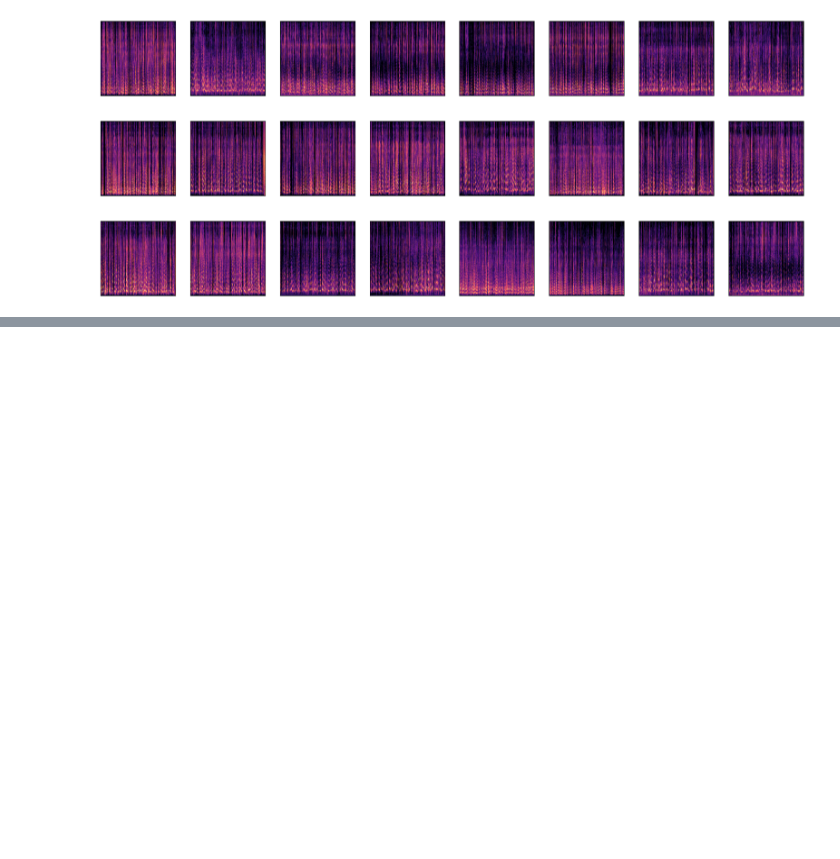
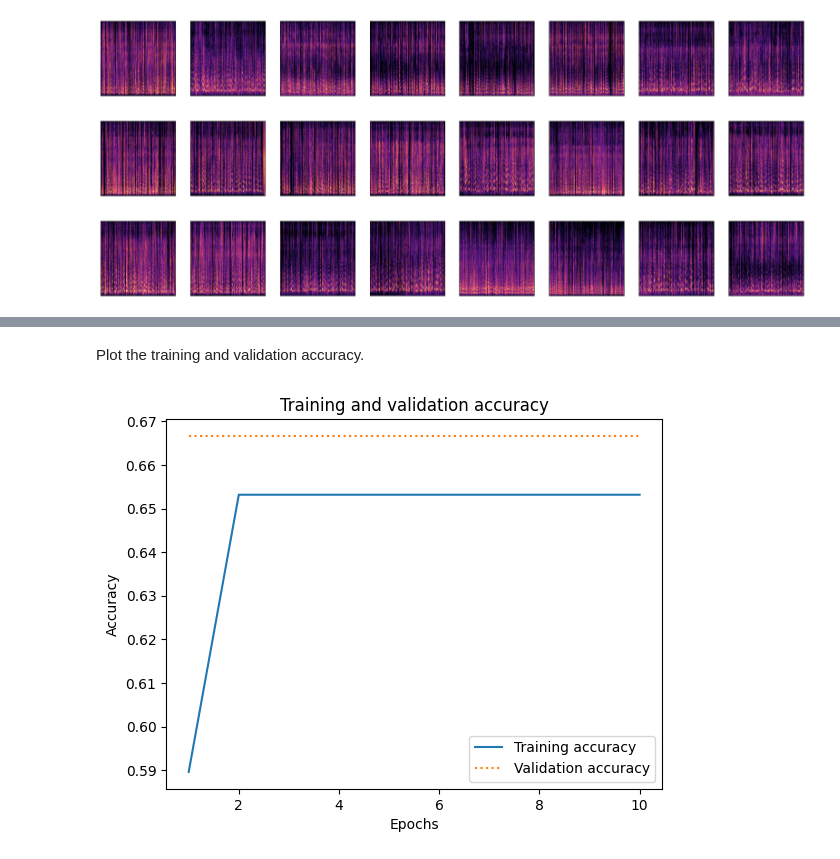
Before and after one commit to valentinefleith/audio-features-internship, a Jupyter notebook: deep_learning/CNN_Spectrograms.ipynb, the cells around one changed output, grey strips where cells are left out. Drawn from its saved outputs; the diff is of its cells as text; code cells hidden in the pictures; blank space fills up the shorter version.

Commit message:
add model trained

```diff
--- a/deep_learning/CNN_Spectrograms.ipynb
+++ b/deep_learning/CNN_Spectrograms.ipynb
@@ -104,0 +107,11 @@ for i in range(2, 6):
+# %%
+from tensorflow.keras.utils import to_categorical
+from sklearn.model_selection import train_test_split
+
+x_train, x_test, y_train, y_test = train_test_split(x, y, stratify=y, test_size=0.3, random_state=0)
+
+x_train_norm = np.array(x_train) / 255
+x_test_norm = np.array(x_test) / 255
+
+y_train_encoded = to_categorical(y_train)
+y_test_encoded = to_categorical(y_test)
@@ -104,0 +124,19 @@ for i in range(2, 6):
+# %%
+from keras.models import Sequential
+from keras.layers import Conv2D, MaxPooling2D, Flatten, Dense, Dropout
+
+model = Sequential()
+model.add(Conv2D(32, (3, 3), activation='relu', input_shape=(224, 224, 3)))
+model.add(MaxPooling2D((2, 2)))
+model.add(Conv2D(128, (3, 3), activation='relu'))
+model.add(MaxPooling2D((2, 2)))
+model.add(Conv2D(128, (3, 3), activation='relu'))
+model.add(MaxPooling2D((2, 2)))
+model.add(Conv2D(128, (3, 3), activation='relu'))
+model.add(MaxPooling2D((2, 2)))
+model.add(Flatten())
+model.add(Dense(1024, activation='relu'))
+model.add(Dense(6, activation='softmax'))
+model.compile(optimizer='adam', loss='categorical_crossentropy', metrics=['accuracy'])
+
+model.summary()
@@ -104,0 +167,2 @@ for i in range(2, 6):
+# %%
+hist = model.fit(x_train_norm, y_train_encoded, epochs=10, validation_data=(x_test_norm, y_test_encoded), batch_size=10)
@@ -104,0 +190,16 @@ for i in range(2, 6):
+# %% [markdown]
+Plot the training and validation accuracy.
+# %%
+acc = hist.history['accuracy']
+val_acc = hist.history['val_accuracy']
+epochs = range(1, len(acc) + 1)
+
+plt.plot(epochs, acc, '-', label='Training accuracy')
+plt.plot(epochs, val_acc, ':', label='Validation accuracy')
+plt.title('Training and validation accuracy')
+plt.xlabel('Epochs')
+plt.ylabel('Accuracy')
+plt.legend(loc='lower right')
+plt.show()
+# %% [output]
+[figure, added]
```
Also changed, not shown: parts of 6 cells of this notebook, 1 other file.
